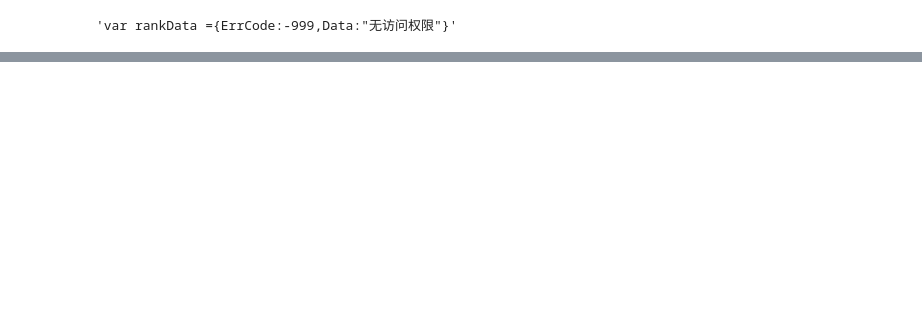
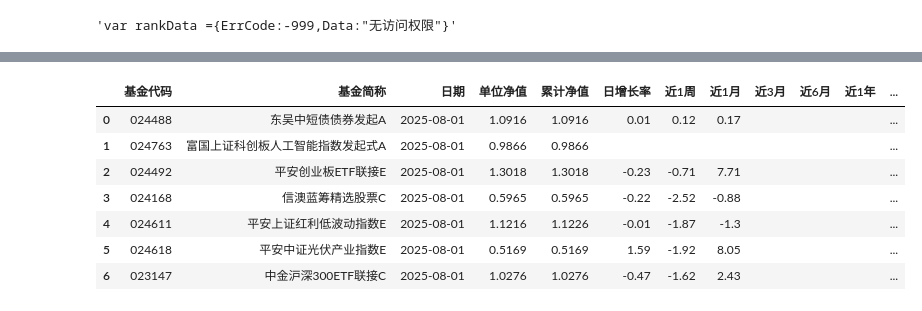
Before and after one commit to deepbiolab/python-tutorials, a Jupyter notebook: case-study/bond-crawler/stepbystep.ipynb, the cells around one changed output, grey strips where cells are left out. Saved outputs shown, nothing was run; the diff lists cells and outputs as text; code cells hidden in the pictures; blank space fills up the shorter version.

```diff
--- a/case-study/bond-crawler/stepbystep.ipynb
+++ b/case-study/bond-crawler/stepbystep.ipynb
@@ -117,13 +128,0 @@ response.text
-# %%
-params = {
-    'op': 'ph',
-    'dt': 'kf',
-    'ft': 'all',
-    'rs': '',
-    'gs': 0,
-    'sc': '1nzf',
-    'st': 'desc',
-    'pi': 1,
-    'pn': 50,
-    'dx': 1
-}
@@ -129,0 +182,7 @@ params = {
+# %%
+name = pd.Series(['Alice', 'Bob', 'Charlie'])
+age = pd.Series([25, 30, 35])
+city = pd.Series(['Beijing', 'Shanghai', 'Guangzhou'])
+
+df = pd.DataFrame({'Name': name, 'Age': age, 'City': city})
+print(df)
@@ -129,0 +251,36 @@ params = {
+# %%
+def get_single_page(page):
+    """
+    获取指定页码的数据
+    提示：
+    1. 构造请求参数
+    2. 发送请求
+    3. 调用解析函数处理响应
+    4. 处理可能的异常
+    """
+    url = "https://fund.eastmoney.com/data/rankhandler.aspx"
+
+    params = {
+        "op":"ph",
+        "sc":"1nzf",
+        "st":"desc",
+        "pi": page,
+        "pn":"50",
+        "dx":"1",
+        "v":"0.1792452691132982"
+    }
+
+    response = requests.get(url, params=params, headers=get_headers())
+    df = parse_fund_data(response.text)
+    return df
+
+get_single_page(page=360)
+# %% [output]
+|  | 基金代码 | 基金简称 | 日期 | 单位净值 | 累计净值 | 日增长率 | 近1周 | 近1月 | 近3月 | 近6月 | 近1年 | ... |
+| 0 | 024488 | 东吴中短债债券发起A | 2025-08-01 | 1.0916 | 1.0916 | 0.01 | 0.12 | 0.17 |  |  |  | ... |
+| 1 | 024763 | 富国上证科创板人工智能指数发起式A | 2025-08-01 | 0.9866 | 0.9866 |  |  |  |  |  |  | ... |
+| 2 | 024492 | 平安创业板ETF联接E | 2025-08-01 | 1.3018 | 1.3018 | -0.23 | -0.71 | 7.71 |  |  |  | ... |
+| 3 | 024168 | 信澳蓝筹精选股票C | 2025-08-01 | 0.5965 | 0.5965 | -0.22 | -2.52 | -0.88 |  |  |  | ... |
+| 4 | 024611 | 平安上证红利低波动指数E | 2025-08-01 | 1.1216 | 1.1226 | -0.01 | -1.87 | -1.3 |  |  |  | ... |
+| 5 | 024618 | 平安中证光伏产业指数E | 2025-08-01 | 0.5169 | 0.5169 | 1.59 | -1.92 | 8.05 |  |  |  | ... |
+| 6 | 023147 | 中金沪深300ETF联接C | 2025-08-01 | 1.0276 | 1.0276 | -0.47 | -1.62 | 2.43 |  |  |  | ... |
```
Also changed, not shown: parts of 12 cells of this notebook, 25 other files.
